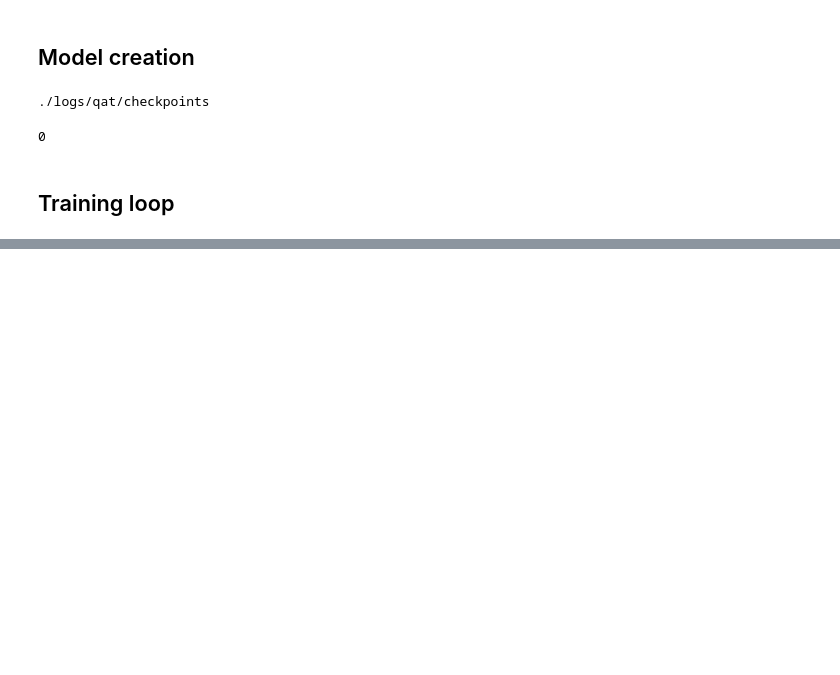
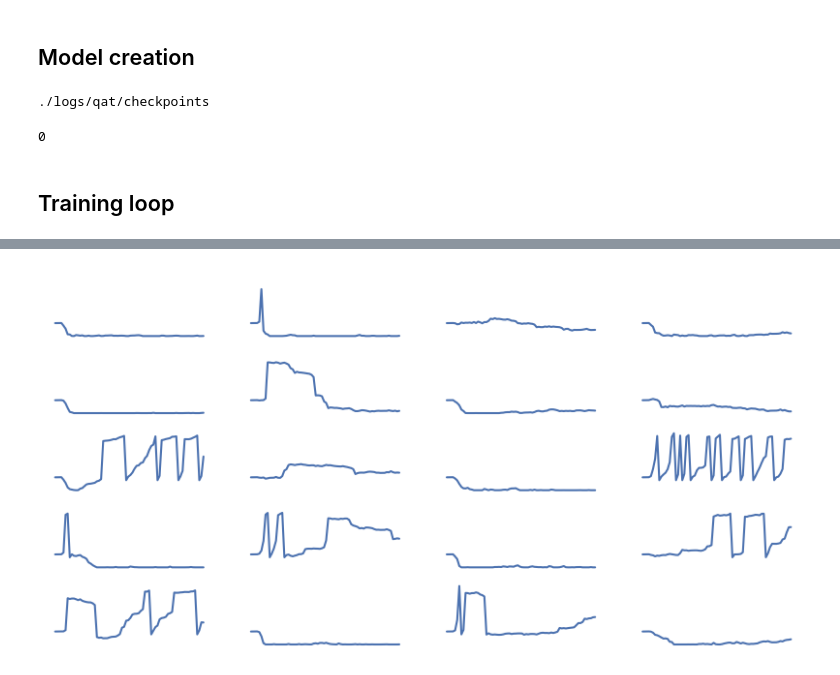
Before and after one commit to ncas-tum/ELEANOR, a Jupyter notebook: docs/source/examples/shd.ipynb, the cells around one changed output, grey strips where cells are left out. Saved outputs shown, nothing was run; the diff lists cells and outputs as text; code cells hidden in the pictures; blank space fills up the shorter version.

```diff
--- a/docs/source/examples/shd.ipynb
+++ b/docs/source/examples/shd.ipynb
@@ -258,0 +326,6 @@ plt.savefig(os.path.join(logPath, "accuracy_polloop.png"))
+# %%
+fig = plt.figure(facecolor="w", figsize=(10, 5))
+splt.traces(torch.as_tensor(np.asarray(charge[sample_id])), dim=(5, 4))
+plt.show()
+# %% [output]
+[figure, added]
```
Also changed, not shown: parts of 8 cells of this notebook, 31 other files.
